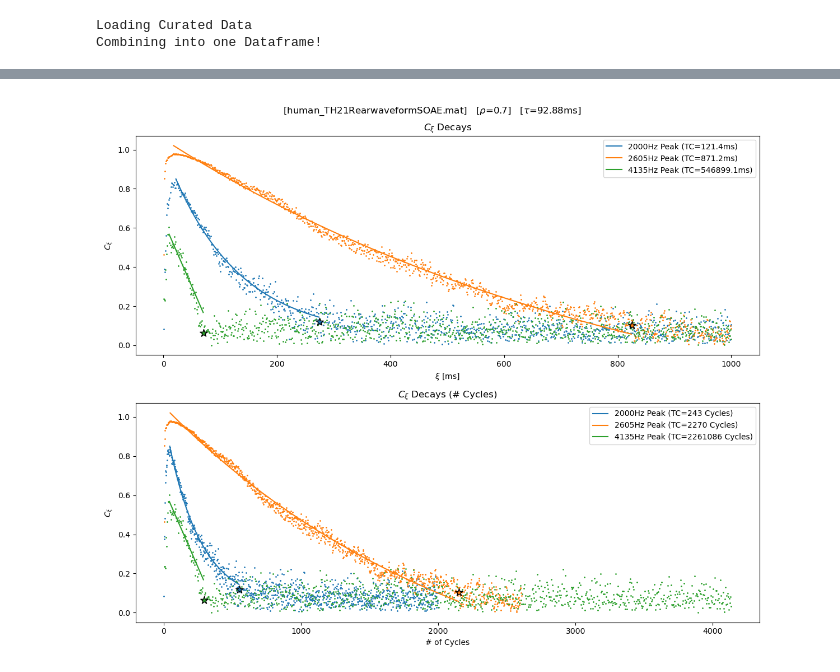
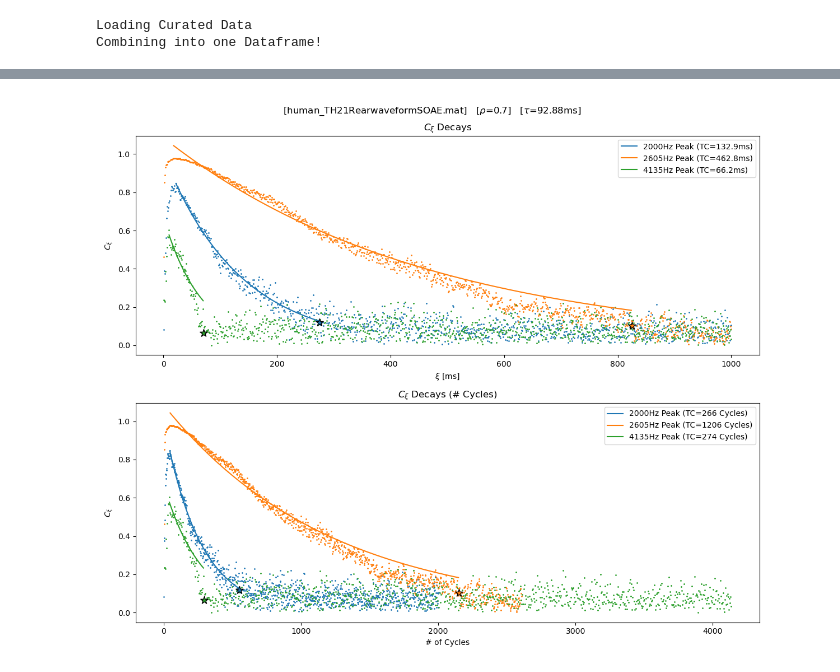
Before and after one commit to seththepeacock/phase_coherence, a Jupyter notebook: c_xi_decay.ipynb, the cells around one changed output, grey strips where cells are left out. Drawn from its saved outputs; the diff is of its cells as text; code cells hidden in the pictures.

Commit message:
took care of A restriciton and offset

```diff
--- a/c_xi_decay.ipynb
+++ b/c_xi_decay.ipynb
@@ -229,8 +231,8 @@ def get_is_signal(coherences, f, xis, f_target_idx, f_noise=12000, sample_hw=5,
     xi_decayed = xis[decayed_idx]
 
     return is_signal, xis, target_coherences, xi_decayed, decayed_idx
-def exp_decay(x, a, timeconst, offset):
-    return a * np.exp(-x/timeconst) + offset
+def exp_decay(x, a, timeconst):
+    return a * np.exp(-x/timeconst)
 # %%
 # Compare xi scale vs # cycles scale
 
@@ -245,7 +247,7 @@ trim_step = 5
 sigma_weighting_power = 1 # > 0 means less weight on lower coherence bins
 
 # Plotting parameters
-fig_subfolder = r'/Xi vs # Cycles (Z-Test)/'
+fig_subfolder = r'/Xi vs # Cycles (Fitted)/'
 s_signal=1
 s_noise=1
 s_decayed = 100
@@ -286,7 +288,7 @@ for f_target_idx, bin_name, color in zip(bin_idxs, bin_names, colors):
         popt = None
         while len(x_fit) > trim_step and popt is None:
             try:
-                popt, pcov = curve_fit(exp_decay, x_fit, y_fit, p0=[1, 1, 1], sigma=sigma, absolute_sigma=True)
+                popt, pcov = curve_fit(exp_decay, x_fit, y_fit, p0=[1, 1], sigma=sigma, bounds=([0, 0], [np.inf, np.inf]), absolute_sigma=True)
                 break  # Fit succeeded!
             except (RuntimeError, ValueError) as e:
                 attempts += 1
@@ -314,35 +316,35 @@ for f_target_idx, bin_name, color in zip(bin_idxs, bin_names, colors):
         plt.scatter(x[is_signal], target_coherences_plot[is_signal], s=s_signal, edgecolors=edgecolor_signal, marker=marker_signal, color=color, alpha=alpha, zorder=1)
         plt.scatter(x[is_noise], target_coherences_plot[is_noise], s=s_noise, color=color, label=scatter_label, edgecolors=edgecolor_noise, alpha=alpha, zorder=1)
         if not noise_bin:
             # Mark decayed point
             plt.scatter(x[decayed_idx], target_coherences_plot[decayed_idx], s=s_decayed, marker=marker_decayed, color=color, edgecolors=edgecolor_decayed, zorder=3)
             if fit:
                 plt.plot(x_fitted, y_fitted, color=color, label=fit_label, zorder=2)
 
 
 # Finish up plot
 plt.subplot(2, 1, 1)
 plt.xlabel(r'$\xi$ [ms]')
 plt.ylabel(r'$C_{\xi}$')
 plt.title(r"$C_{\xi}$ Decays")
 plt.legend()
 
 plt.subplot(2, 1, 2)
 plt.title(r"$C_{\xi}$ Decays (# Cycles)")
 plt.xlabel(r'# of Cycles')
 plt.ylabel(r'$C_{\xi}$')
 plt.legend()
 # Prevent us from getting hella noise for the 12kHz one
 max_target_f_idx = np.max(bin_idxs[0:-2]) # Get the largest peak frequency
 max_num_cycles = xis[-1] * f[max_target_f_idx] # Get corresponding max number of cycles
 # plt.xlim(0, max_num_cycles)
 
 # Book it!
 plt.tight_layout()
-plt.savefig(f'{fig_folder}{fig_subfolder}C_xi Decays Xi vs # Cycles (Z-Test) - {fn_id}.png', dpi=300)
+plt.savefig(f'{fig_folder}{fig_subfolder}C_xi Decays Xi vs # Cycles (Fitted) - {fn_id}.png', dpi=300)
 plt.show()
 # %% [output]
-[figure, old version]
+[figure, new version]
 # %%
 # Plot decays on various scales
 
```
Also changed, not shown: parts of 5 cells of this notebook, 19 other files.
